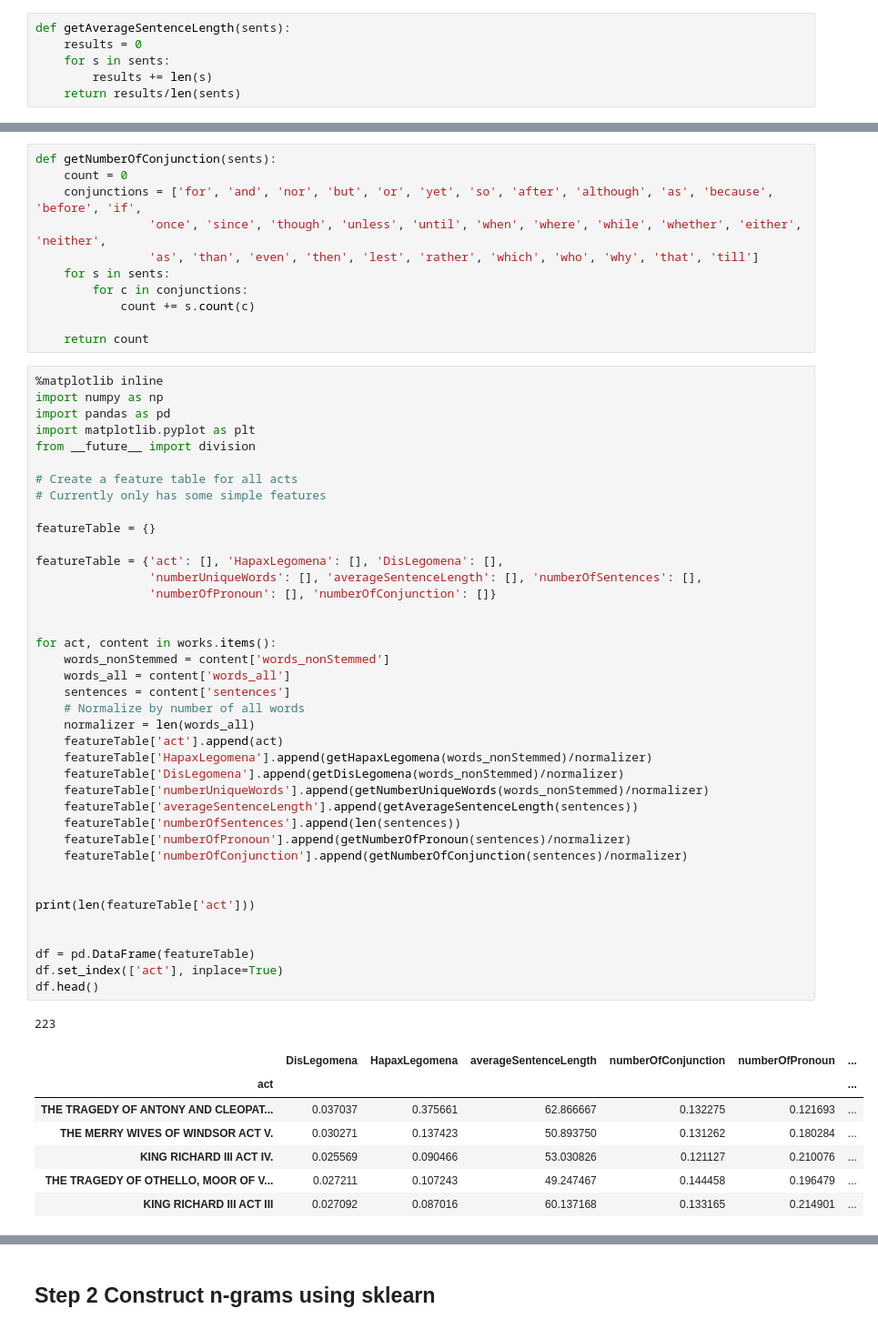
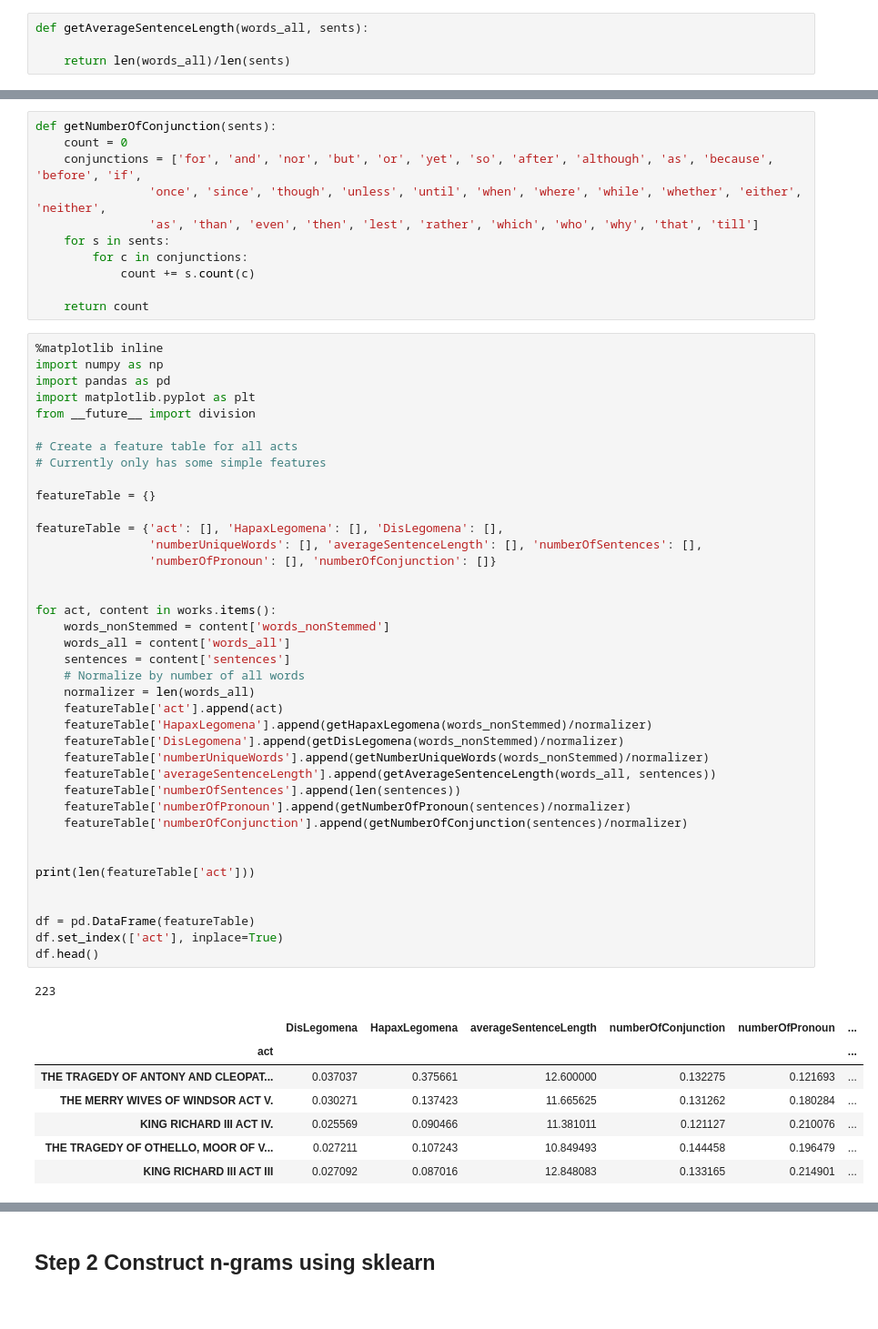
Before and after one commit to bin09122015/HW4, a Jupyter notebook: Feature construction and clustering-v1027.ipynb, the cells around one changed output, grey strips where cells are left out. Shown at 91% size. Cells and saved outputs as stored; diff of their text form.

Commit message:
average sentence length using all  words

```diff
--- a/Feature construction and clustering-v1027.ipynb
+++ b/Feature construction and clustering-v1027.ipynb
@@ -61,11 +61,9 @@ def getSentenceLengthDistribution(sents):
 
     return result
 # %%
-def getAverageSentenceLength(sents):
-    results = 0
-    for s in sents:
-        results += len(s)
-    return results/len(sents)
+def getAverageSentenceLength(words_all, sents):
+
+    return len(words_all)/len(sents)
 # %%
 def getPronounDistribution(sents):
     result = FreqDist()
@@ -125,39 +123,39 @@ featureTable = {}
 featureTable = {'act': [], 'HapaxLegomena': [], 'DisLegomena': [],
                 'numberUniqueWords': [], 'averageSentenceLength': [], 'numberOfSentences': [],
                 'numberOfPronoun': [], 'numberOfConjunction': []}
 
 
 for act, content in works.items():
     words_nonStemmed = content['words_nonStemmed']
     words_all = content['words_all']
     sentences = content['sentences']
     # Normalize by number of all words
     normalizer = len(words_all)
     featureTable['act'].append(act)
     featureTable['HapaxLegomena'].append(getHapaxLegomena(words_nonStemmed)/normalizer)
     featureTable['DisLegomena'].append(getDisLegomena(words_nonStemmed)/normalizer)
     featureTable['numberUniqueWords'].append(getNumberUniqueWords(words_nonStemmed)/normalizer)
-    featureTable['averageSentenceLength'].append(getAverageSentenceLength(sentences))
+    featureTable['averageSentenceLength'].append(getAverageSentenceLength(words_all, sentences))
     featureTable['numberOfSentences'].append(len(sentences))
     featureTable['numberOfPronoun'].append(getNumberOfPronoun(sentences)/normalizer)
     featureTable['numberOfConjunction'].append(getNumberOfConjunction(sentences)/normalizer)
 
 
 print(len(featureTable['act']))
 
 
 df = pd.DataFrame(featureTable)
 df.set_index(['act'], inplace=True)
 df.head()
 # %% [output]
 223
 |  | DisLegomena | HapaxLegomena | averageSentenceLength | numberOfConjunction | numberOfPronoun | ... |
 | act |  |  |  |  |  | ... |
-| THE TRAGEDY OF ANTONY AND CLEOPAT... | 0.037037 | 0.375661 | 62.866667 | 0.132275 | 0.121693 | ... |
-| THE MERRY WIVES OF WINDSOR ACT V. | 0.030271 | 0.137423 | 50.893750 | 0.131262 | 0.180284 | ... |
-| KING RICHARD III ACT IV. | 0.025569 | 0.090466 | 53.030826 | 0.121127 | 0.210076 | ... |
-| THE TRAGEDY OF OTHELLO, MOOR OF V... | 0.027211 | 0.107243 | 49.247467 | 0.144458 | 0.196479 | ... |
-| KING RICHARD III ACT III | 0.027092 | 0.087016 | 60.137168 | 0.133165 | 0.214901 | ... |
+| THE TRAGEDY OF ANTONY AND CLEOPAT... | 0.037037 | 0.375661 | 12.600000 | 0.132275 | 0.121693 | ... |
+| THE MERRY WIVES OF WINDSOR ACT V. | 0.030271 | 0.137423 | 11.665625 | 0.131262 | 0.180284 | ... |
+| KING RICHARD III ACT IV. | 0.025569 | 0.090466 | 11.381011 | 0.121127 | 0.210076 | ... |
+| THE TRAGEDY OF OTHELLO, MOOR OF V... | 0.027211 | 0.107243 | 10.849493 | 0.144458 | 0.196479 | ... |
+| KING RICHARD III ACT III | 0.027092 | 0.087016 | 12.848083 | 0.133165 | 0.214901 | ... |
 # %%
 # Filter out wierd acts, e.g. the beginning of a play
 
```
Also changed, not shown: parts of 5 cells of this notebook, 2 other files.
